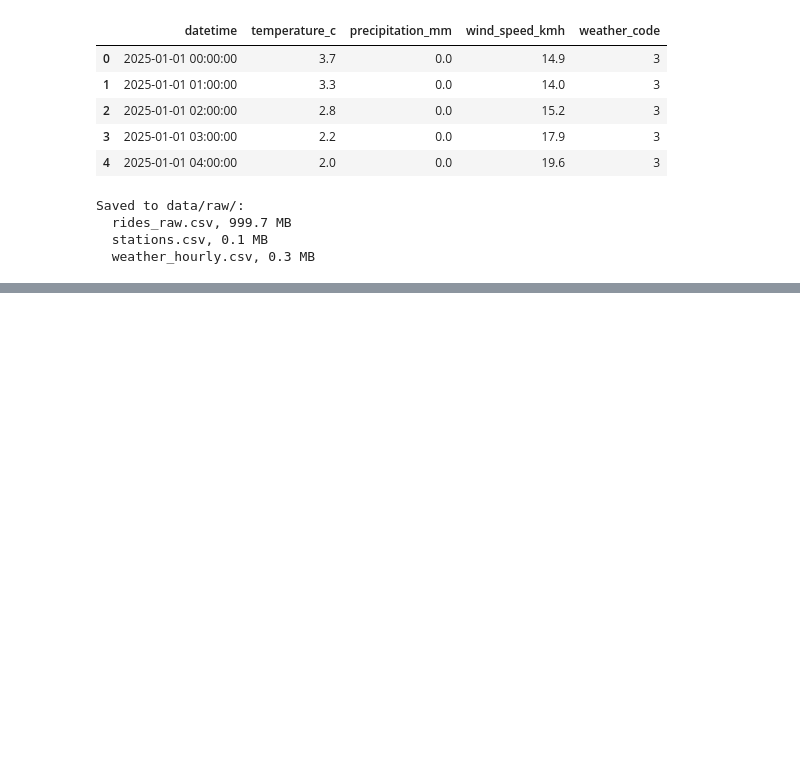
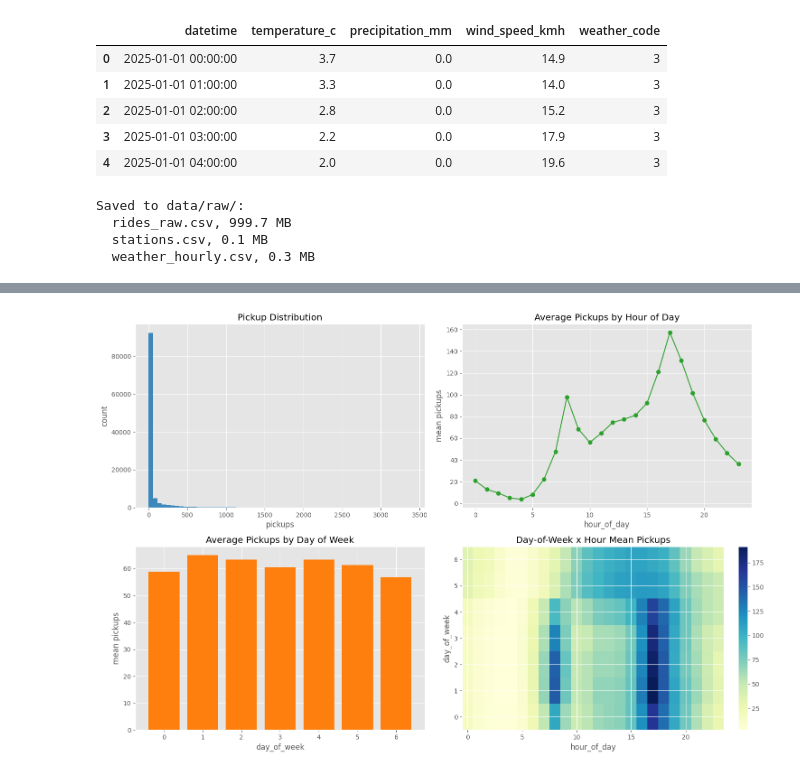
Before and after one commit to abdueee/Toronto-Bikeshare-Forecasting, a Jupyter notebook: notebooks/data_ingestion.ipynb, the cells around one changed output, grey strips where cells are left out. Saved outputs shown, nothing was run; the diff lists cells and outputs as text; code cells hidden in the pictures; blank space fills up the shorter version.

```diff
--- a/notebooks/data_ingestion.ipynb
+++ b/notebooks/data_ingestion.ipynb
@@ -245,0 +339,32 @@ Saved to data/raw/:
+# %%
+# Temporal demand patterns
+fig, axes = plt.subplots(2, 2, figsize=(15, 10))
+
+axes[0, 0].hist(full["pickups"].dropna(), bins=60, color="#1f77b4", alpha=0.85)
+axes[0, 0].set_title("Pickup Distribution")
+axes[0, 0].set_xlabel("pickups")
+axes[0, 0].set_ylabel("count")
+
+hourly_profile = full.groupby("hour_of_day", as_index=False)["pickups"].mean()
+axes[0, 1].plot(hourly_profile["hour_of_day"], hourly_profile["pickups"], marker="o", color="#2ca02c")
+axes[0, 1].set_title("Average Pickups by Hour of Day")
+axes[0, 1].set_xlabel("hour_of_day")
+axes[0, 1].set_ylabel("mean pickups")
+
+dow_profile = full.groupby("day_of_week", as_index=False)["pickups"].mean()
+axes[1, 0].bar(dow_profile["day_of_week"], dow_profile["pickups"], color="#ff7f0e")
+axes[1, 0].set_title("Average Pickups by Day of Week")
+axes[1, 0].set_xlabel("day_of_week")
+axes[1, 0].set_ylabel("mean pickups")
+
+pivot = full.pivot_table(index="day_of_week", columns="hour_of_day", values="pickups", aggfunc="mean")
+im = axes[1, 1].imshow(pivot.values, aspect="auto", cmap="YlGnBu", origin="lower")
+axes[1, 1].set_title("Day-of-Week x Hour Mean Pickups")
+axes[1, 1].set_xlabel("hour_of_day")
+axes[1, 1].set_ylabel("day_of_week")
+fig.colorbar(im, ax=axes[1, 1], fraction=0.046)
+
+plt.tight_layout()
+plt.show()
+# %% [output]
+[figure, added]
```
Also changed, not shown: parts of 11 cells of this notebook.
